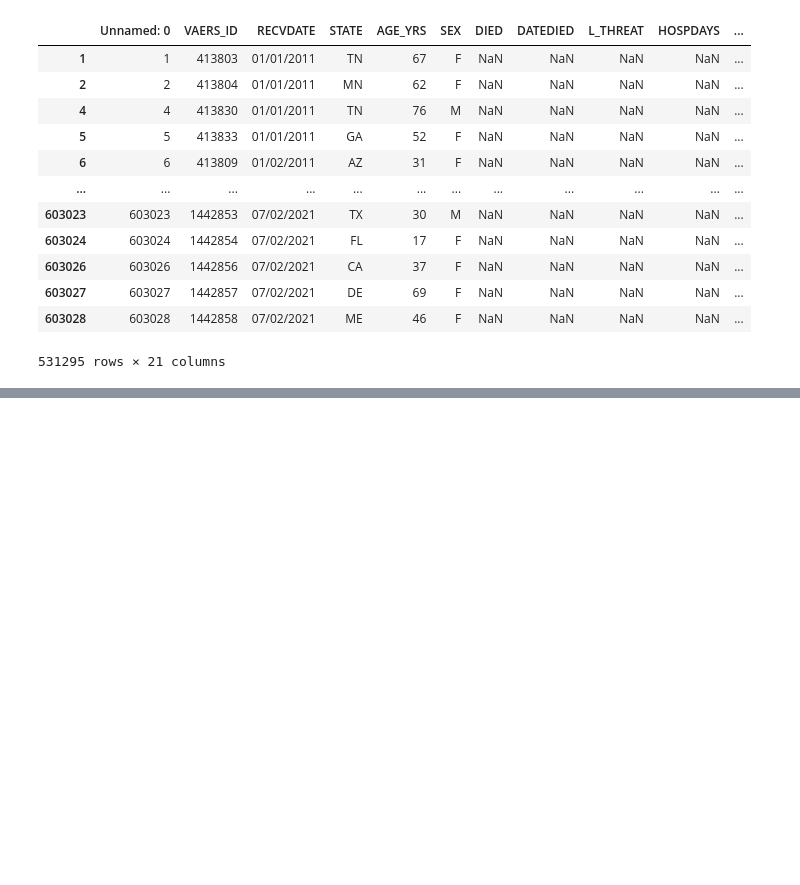
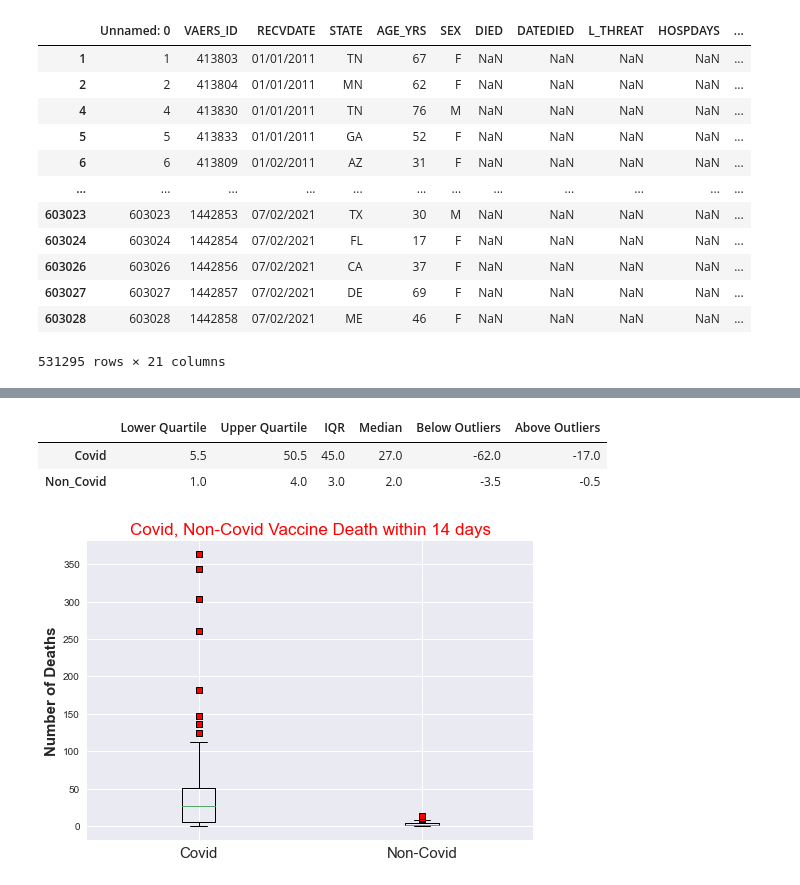
Before and after one commit to sophiastewart202/Project-1, a Jupyter notebook: died_numdays.ipynb, the cells around one changed output, grey strips where cells are left out. Drawn from its saved outputs; the diff is of its cells as text; code cells hidden in the pictures; blank space fills up the shorter version.

```diff
--- a/died_numdays.ipynb
+++ b/died_numdays.ipynb
@@ -287,8 +294,9 @@ pie_vars_died_df=vars_clean_df.sort_values(by='AGE_YRS').groupby(['Age Ranges','
 # Resetting index to get the dataframe
 age_vars=pie_vars_died_df.reset_index()
 
-# Extracting number of death after non-Covid19 vaccination in two weeks grouped by Age Ranges and Numdays
-non_covid=pie_noncovid_df.sort_values(by='AGE_YRS').groupby(['Age Ranges','NUMDAYS'])['DIED'].count()
+# Extracting Non-Covid19 vaccine types
+nonCovid_box=age_data.loc[(age_data['VAX_TYPE'] !='COVID19') & (age_data.DIED != 0)]
 
-# Resetting index to get the dataframe
-other_vaccines=non_covid.reset_index()
+# Above dataframe is grouped by Age Ranges and Numdays by selecting columns vax_type and died
+other_vax_box=nonCovid_box.groupby(['Age Ranges','NUMDAYS'])['VAX_TYPE','DIED'].count().reset_index()
+other_vax_box
@@ -333,0 +317,70 @@ Text(0, 0.5, 'Number of deaths')
+# %%
+# Making a sorted list of Covid died column
+covid_died=age_vars.iloc[:,2].sort_values()
+
+# Fills NA with zeros
+covid_died.fillna(0, inplace=True)
+
+# Making a sorted list of Non-covid died column
+nonCovid_died=other_vax_box.iloc[:,3].sort_values()
+
+# Fills NA with zeros
+nonCovid_died.fillna(0, inplace=True)
+# %%
+# Finding quatiles, iqr and outliers of Covid19 deaths
+quartiles1 = covid_died.quantile([0.25,0.5,0.75])
+covid_lowerq = quartiles1[0.25]
+covid_upperq = quartiles1[0.75]
+covid_median = quartiles1[0.5]
+covid_iqr = covid_upperq - covid_lowerq
+
+covid_lbound = covid_lowerq - (1.5*covid_iqr)
+covid_ubound = covid_upperq - (1.5*covid_iqr)
+
+# Calculating quatiles, iqr and outliers of Covid19 deaths
+quartiles2 = nonCovid_died.quantile([0.25,0.5,0.75])
+nonCovid_lowerq = quartiles2[0.25]
+nonCovid_upperq = quartiles2[0.75]
+nonCovid_median = quartiles2[0.5]
+nonCovid_iqr = nonCovid_upperq - nonCovid_lowerq
+
+nonCovid_lbound = nonCovid_lowerq - (1.5*nonCovid_iqr)
+nonCovid_ubound = nonCovid_upperq - (1.5*nonCovid_iqr)
+
+# New dataframe created to display quartiles, outliers,iqr, and median
+quartiles_outliers=pd.DataFrame({'Lower Quartile':[covid_lowerq, nonCovid_lowerq],
+              'Upper Quartile':[covid_upperq, nonCovid_upperq],
+              'IQR':[covid_iqr, nonCovid_iqr],
+              'Median':[covid_median, nonCovid_median],
+              'Below Outliers':[covid_lbound, nonCovid_lbound],
+              'Above Outliers':[covid_ubound, nonCovid_ubound]},
+             index=['Covid','Non_Covid'])
+display(quartiles_outliers)
+# %% [output]
+|  | Lower Quartile | Upper Quartile | IQR | Median | Below Outliers | Above Outliers |
+| Covid | 5.5 | 50.5 | 45.0 | 27.0 | -62.0 | -17.0 |
+| Non_Covid | 1.0 | 4.0 | 3.0 | 2.0 | -3.5 | -0.5 |
+# %%
+fig, ax = plt.subplots()
+
+# Making list of Covid and Non-covid deaths lists
+died=[covid_died, nonCovid_died]
+
+# Formatting outliers with squares
+red_square = dict(markerfacecolor = 'r', marker = 's')
+
+# Box plotting
+ax.boxplot(died, flierprops=red_square)
+
+# Xticks names in place of numbers in the boxplot
+plt.xticks([1,2], ['Covid', 'Non-Covid'], fontsize=15)
+
+# Style formatting title, ylabel
+ax.set_title('Covid, Non-Covid Vaccine Death within 14 days',fontsize=17, color='r')
+ax.set_ylabel('Number of Deaths', fontsize=15, weight='bold')
+
+# Saving figure in PNG folder
+plt.savefig('PNG/boxDeath.png')
+plt.show()
+# %% [output]
+[figure, added]
```
Also changed, not shown: parts of 23 cells of this notebook, 6 other files.
